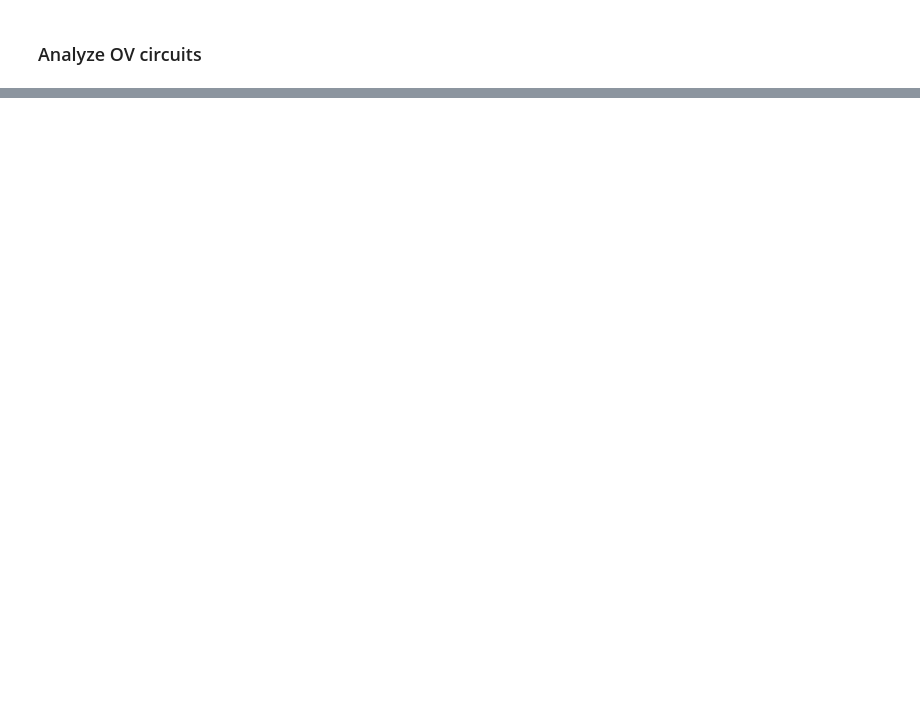
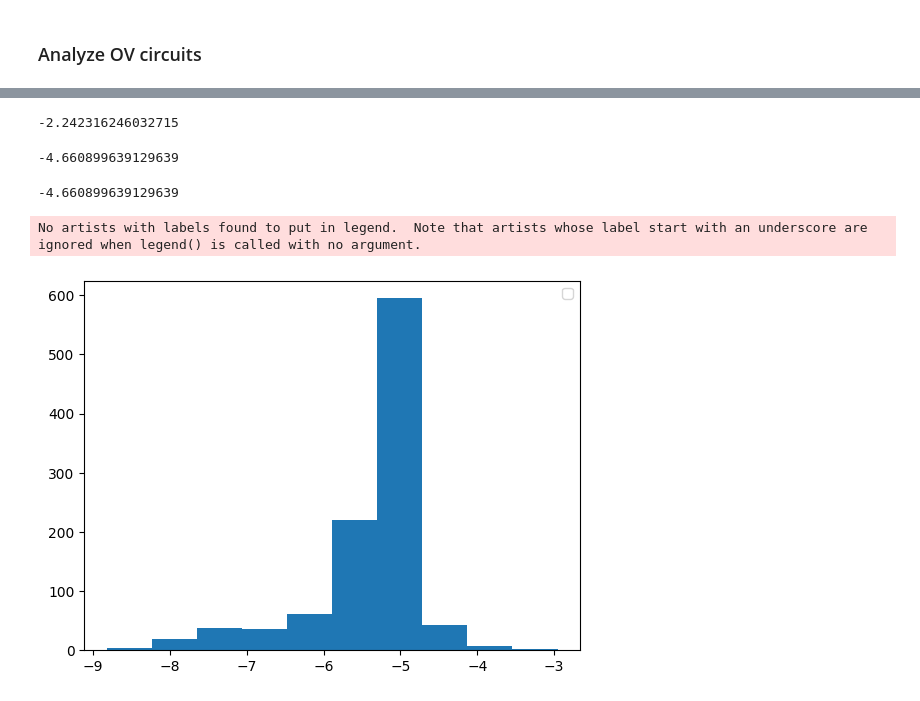
Before and after one commit to ed1d1a8d/prompt-injection-interp, a Jupyter notebook: notebooks/dontsay/ov-analysis.ipynb, the cells around one changed output, grey strips where cells are left out. Drawn from its saved outputs; the diff is of its cells as text; code cells hidden in the pictures; blank space fills up the shorter version.

```diff
--- a/notebooks/dontsay/ov-analysis.ipynb
+++ b/notebooks/dontsay/ov-analysis.ipynb
@@ -227,0 +254,33 @@ for i in tqdm(range(9)):
+# %%
+metrics = []
+for layer, head in tqdm(ATTN_HEAD_LOCS):
+    log10_resp_mat = get_ov_resp_matrix(layer=layer, head=head) / np.log(10)
+    d = log10_resp_mat.shape[0]
+
+    with torch.no_grad():
+        mean_diag = log10_resp_mat.diag().mean()
+        mean_mat = log10_resp_mat.mean()
+        mean_offdiag = (mean_mat * d - mean_diag) / (d - 1)
+
+        var_diag = (log10_resp_mat.diag() - mean_diag).pow(2).mean()
+
+        mse_diag = (log10_resp_mat.diag() - mean_offdiag).pow(2).mean()
+        mse_mat = (log10_resp_mat - mean_offdiag).pow(2).mean()
+        var_offdiag = (mse_mat * d - mse_diag) / (d - 1)
+
+        std_diag = var_diag**0.5
+        std_offdiag = var_offdiag**0.5
+
+    metrics.append(
+        {
+            "layer": layer,
+            "head": head,
+            "mean_diag": mean_diag.item(),
+            "mean_offdiag": mean_offdiag.item(),
+            "std_diag": std_diag.item(),
+            "std_offdiag": std_offdiag.item(),
+        }
+    )
+# %%
+dfm = pd.DataFrame(metrics)
+dfm.head()
@@ -227,0 +294,27 @@ for i in tqdm(range(9)):
+# %%
+(dfm.mean_diag - dfm.mean_offdiag).min()
+# %% [output]
+-2.242316246032715
+# %%
+dfm.mean_offdiag.max()
+# %% [output]
+-4.660899639129639
+# %%
+dfm.mean_offdiag.max()
+# %% [output]
+-4.660899639129639
+# %%
+# plt.plot(1 + np.arange(len(dfm)), dfm.mean_diag, label="Diagonal")
+# plt.plot(1 + np.arange(len(dfm)), dfm.mean_offdiag, label="Off-diagonal")
+
+# plt.plot(
+#     1 + np.arange(len(dfm)),
+#     dfm.mean_diag - dfm.mean_offdiag,
+#     label="Diagonal - Off-diagonal",
+# )
+plt.hist(dfm.mean_diag)
+plt.legend()
+plt.show()
+# %% [output]
+No artists with labels found to put in legend.  Note that artists whose label start with an underscore are ignored when legend() is called with no argument.
+[figure, added]
```
Also changed, not shown: parts of 7 cells of this notebook, 1 other file.
